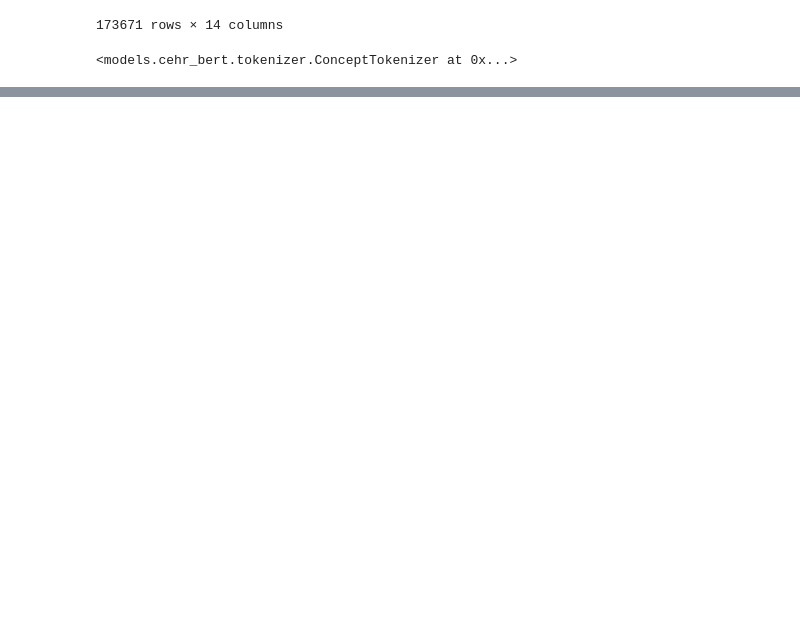
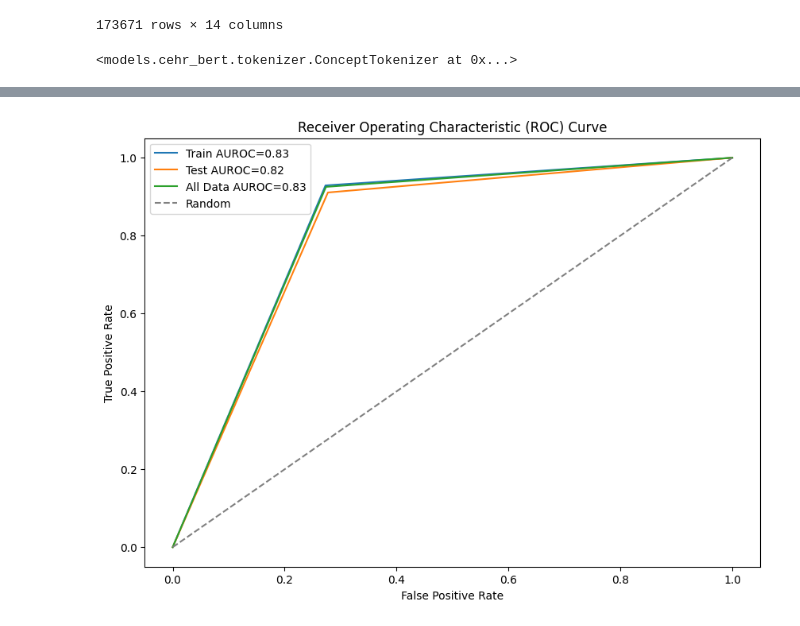
Before and after one commit to VectorInstitute/odyssey, a Jupyter notebook: models/baseline/Bi-LSTM.ipynb, the cells around one changed output, grey strips where cells are left out. Cells and saved outputs as stored; diff of their text form; code cells hidden in the pictures; blank space fills up the shorter version.

Commit message:
Final LSTM Model

```diff
--- a/models/baseline/Bi-LSTM.ipynb
+++ b/models/baseline/Bi-LSTM.ipynb
@@ -62,14 +66,14 @@ class config:
     seed = 23
     data_dir = DATA_ROOT
     test_size = 0.2
-    max_len = 500
-    batch_size = 8
+    batch_size = 64
     num_workers = 2
     vocab_size = None
     embedding_size = 128
     time_embeddings_size = 16
-    max_seq_length = 512
+    max_len = 512
     device = torch.device('cuda')
+
 
 def seed_all(seed):
     torch.manual_seed(seed)
@@ -79,6 +83,7 @@ def seed_all(seed):
     torch.backends.cudnn.benchmark = False
     # pl.seed_everything(seed)
 
+
 seed_all(config.seed)
-torch.cuda.get_device_name(torch.cuda.current_device())
+print(f'Cuda: {torch.cuda.get_device_name(torch.cuda.current_device())}')
 # %% [output]
@@ -298,0 +304,4 @@ AttributeError: 'DatasetWithTokenLength' object has no attribute 'sort'
+# %%
+state_dict = torch.load('/fs01/home/afallah/odyssey/slurm/LSTM_V2.pt').state_dict()
+model = BiLSTMModel(input_size, hidden_size, num_layers, output_size, dropout_rate).to(config.device)
+model.load_state_dict(state_dict)
@@ -298,0 +344,71 @@ AttributeError: 'DatasetWithTokenLength' object has no attribute 'sort'
+# %%
+all_data_pred = np.append(y_train_pred, y_test_pred)
+all_data_labels = np.append(y_train_labels, y_test_labels)
+# %%
+### ASSESS MODEL PERFORMANCE ###
+
+# Balanced Accuracy
+y_train_accuracy = balanced_accuracy_score(y_train_labels, y_train_pred)
+y_test_accuracy = balanced_accuracy_score(y_test_labels, y_test_pred)
+all_data_accuracy = balanced_accuracy_score(all_data_labels, all_data_pred)
+
+# F1 Score
+y_train_f1 = f1_score(y_train_labels, y_train_pred)
+y_test_f1 = f1_score(y_test_labels, y_test_pred)
+all_data_f1 = f1_score(all_data_labels, all_data_pred)
+
+# Precision
+y_train_precision = precision_score(y_train_labels, y_train_pred)
+y_test_precision = precision_score(y_test_labels, y_test_pred)
+all_data_precision = precision_score(all_data_labels, all_data_pred)
+
+# Recall
+y_train_recall = recall_score(y_train_labels, y_train_pred)
+y_test_recall = recall_score(y_test_labels, y_test_pred)
+all_data_recall = recall_score(all_data_labels, all_data_pred)
+
+# AUROC
+y_train_auroc = roc_auc_score(y_train_labels, y_train_pred)
+y_test_auroc = roc_auc_score(y_test_labels, y_test_pred)
+all_data_auroc = roc_auc_score(all_data_labels, all_data_pred)
+
+# AUC-PR (Area Under the Precision-Recall Curve)
+y_train_p, y_train_r, _ = precision_recall_curve(y_train_labels, y_train_pred)
+y_test_p, y_test_r, _ = precision_recall_curve(y_test_labels, y_test_pred)
+all_data_p, all_data_r, _ = precision_recall_curve(all_data_labels, all_data_pred)
+
+y_train_auc_pr = auc(y_train_r, y_train_p)
+y_test_auc_pr = auc(y_test_r, y_test_p)
+all_data_auc_pr = auc(all_data_r, all_data_p)
+
+# Average Precision Score (APS)
+y_train_aps = average_precision_score(y_train_labels, y_train_pred)
+y_test_aps = average_precision_score(y_test_labels, y_test_pred)
+all_data_aps = average_precision_score(all_data_labels, all_data_pred)
+
+# Print Metrics
+print(f"Balanced Accuracy\nTrain: {y_train_accuracy:.5f}  |  Test: {y_test_accuracy:.5f}  |  All Data: {all_data_accuracy:.5f}\n")
+print(f"F1 Score\nTrain: {y_train_f1:.5f}  |  Test: {y_test_f1:.5f}  |  All Data: {all_data_f1:.5f}\n")
+print(f"Precision\nTrain: {y_train_precision:.5f}  |  Test: {y_test_precision:.5f}  |  All Data: {all_data_precision:.5f}\n")
+print(f"Recall\nTrain: {y_train_recall:.5f}  |  Test: {y_test_recall:.5f}  |  All Data: {all_data_recall:.5f}\n")
+print(f"AUROC\nTrain: {y_train_auroc:.5f}  |  Test: {y_test_auroc:.5f}  |  All Data: {all_data_auroc:.5f}\n")
+print(f"AUC-PR\nTrain: {y_train_auc_pr:.5f}  |  Test: {y_test_auc_pr:.5f}  |  All Data: {all_data_auc_pr:.5f}\n")
+print(f"Average Precision Score\nTrain: {y_train_aps:.5f}  |  Test: {y_test_aps:.5f}  |  All Data: {all_data_aps:.5f}\n")
+
+# Plot ROC Curve
+fpr_train, tpr_train, _ = roc_curve(y_train_labels, y_train_pred)
+fpr_test, tpr_test, _ = roc_curve(y_test_labels, y_test_pred)
+fpr_all_data, tpr_all_data, _ = roc_curve(all_data_labels, all_data_pred)
+
+# Plot Information
+plt.figure(figsize=(10, 7))
+plt.plot(fpr_train, tpr_train, label=f'Train AUROC={y_train_auroc:.2f}')
+plt.plot(fpr_test, tpr_test, label=f'Test AUROC={y_test_auroc:.2f}')
+plt.plot(fpr_all_data, tpr_all_data, label=f'All Data AUROC={all_data_auroc:.2f}')
+plt.plot([0, 1], [0, 1], linestyle='--', color='gray', label='Random')
+plt.xlabel('False Positive Rate')
+plt.ylabel('True Positive Rate')
+plt.title('Receiver Operating Characteristic (ROC) Curve')
+plt.legend()
+plt.show()
+# %% [output]
@@ -298,0 +435 @@ AttributeError: 'DatasetWithTokenLength' object has no attribute 'sort'
+[figure, added]
```
Also changed, not shown: parts of 11 cells of this notebook, 3 other files.
